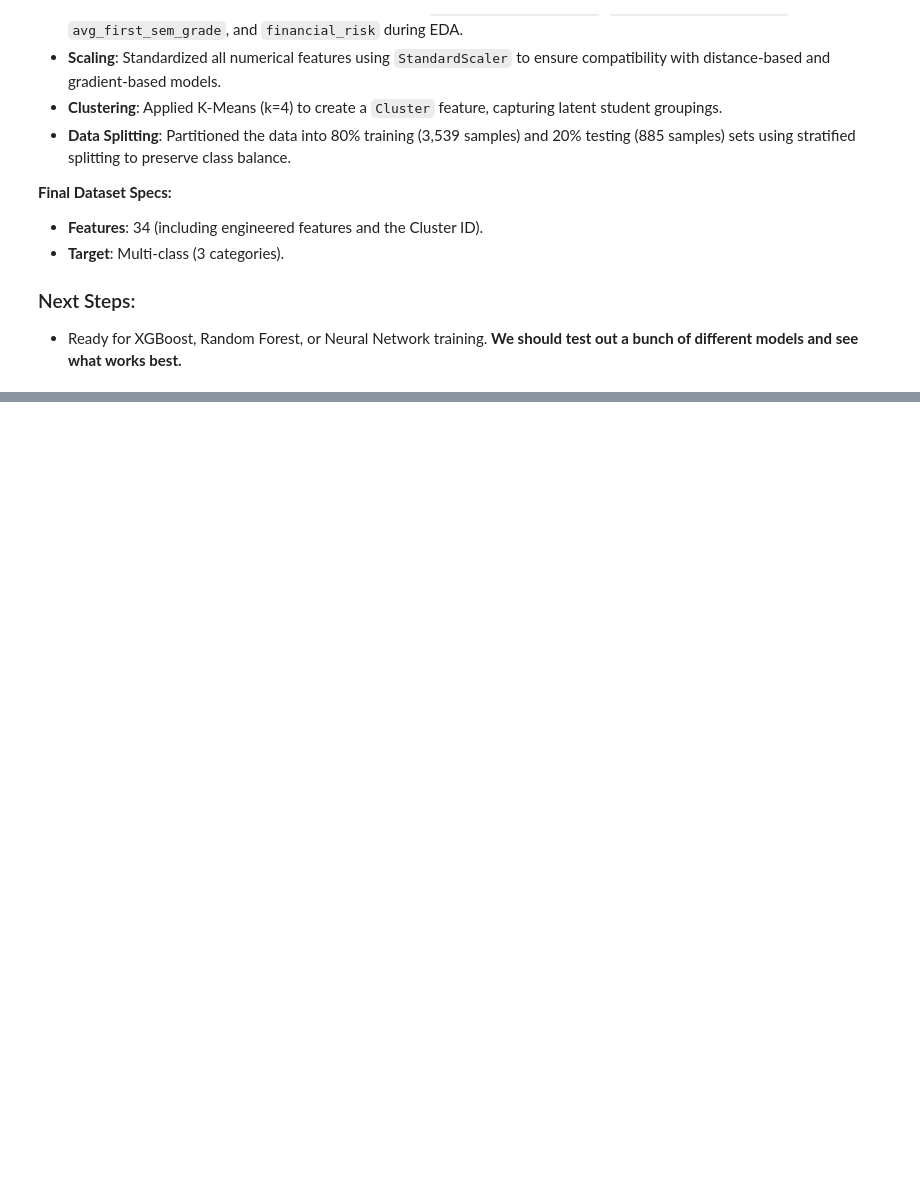
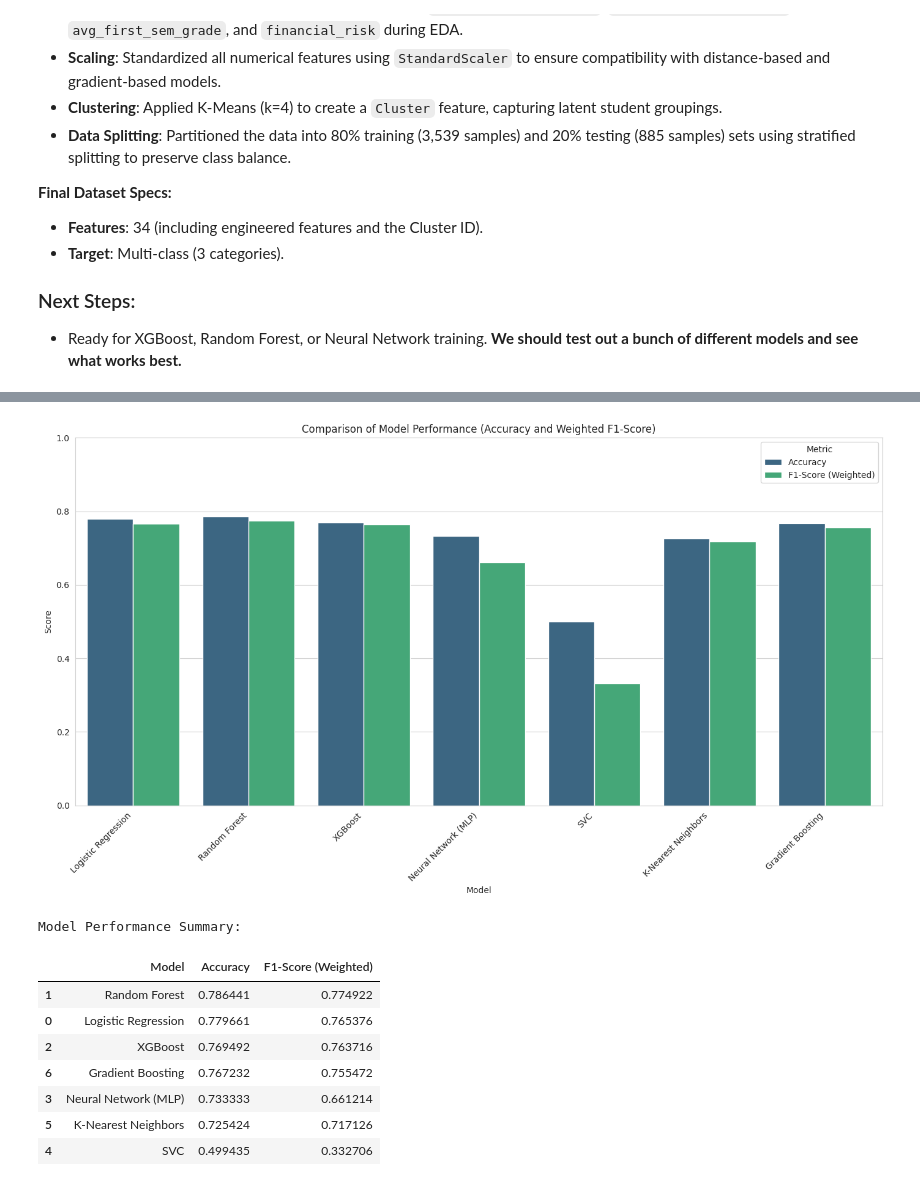
Before and after one commit to Hmcg23/student_dropout_project, a Jupyter notebook: iX_DS_Project.ipynb, the cells around one changed output, grey strips where cells are left out. Cells and saved outputs as stored; diff of their text form; code cells hidden in the pictures; blank space fills up the shorter version.

Commit message:
train and tune models to improve accuracy

```diff
--- a/iX_DS_Project.ipynb
+++ b/iX_DS_Project.ipynb
@@ -597,0 +846,18 @@ The dataset has been successfully prepared for the Model Selection and Training
+# %%
+from sklearn.ensemble import GradientBoostingClassifier
+from sklearn.metrics import classification_report, accuracy_score
+
+# Initialize GradientBoostingClassifier model
+# You can tune parameters like n_estimators, learning_rate, and max_depth
+gbc_model = GradientBoostingClassifier(random_state=42)
+
+# Train the model
+gbc_model.fit(X_train, y_train)
+
+# Make predictions on the test set
+y_pred_gbc = gbc_model.predict(X_test)
+
+# Evaluate the model
+print("GradientBoostingClassifier Model Performance:")
+print("Accuracy:", accuracy_score(y_test, y_pred_gbc))
+print("\nClassification Report:\n", classification_report(y_test, y_pred_gbc))
@@ -597,0 +883,58 @@ The dataset has been successfully prepared for the Model Selection and Training
+# %%
+import pandas as pd
+import matplotlib.pyplot as plt
+import seaborn as sns
+from sklearn.metrics import accuracy_score, f1_score
+
+# Dictionary to store model predictions and names
+model_predictions = {
+    "Logistic Regression": y_pred_log_reg,
+    "Random Forest": y_pred_rf,
+    "XGBoost": y_pred_xgb,
+    "Neural Network (MLP)": y_pred_mlp,
+    "SVC": y_pred_svc,
+    "K-Nearest Neighbors": y_pred_knn,
+    "Gradient Boosting": y_pred_gbc
+}
+
+# Calculate metrics for each model
+model_performance = []
+for model_name, predictions in model_predictions.items():
+    accuracy = accuracy_score(y_test, predictions)
+    # Use 'weighted' for f1_score in multi-class classification to account for class imbalance
+    f1 = f1_score(y_test, predictions, average='weighted')
+    model_performance.append({
+        'Model': model_name,
+        'Accuracy': accuracy,
+        'F1-Score (Weighted)': f1
+    })
+
+# Create a DataFrame for easy plotting
+performance_df = pd.DataFrame(model_performance)
+performance_df_melted = performance_df.melt(id_vars='Model', var_name='Metric', value_name='Score')
+
+# Plot the comparison
+plt.figure(figsize=(14, 8))
+sns.barplot(x='Model', y='Score', hue='Metric', data=performance_df_melted, palette='viridis')
+plt.title('Comparison of Model Performance (Accuracy and Weighted F1-Score)')
+plt.ylabel('Score')
+plt.xlabel('Model')
+plt.ylim(0, 1) # Scores are between 0 and 1
+plt.xticks(rotation=45, ha='right')
+plt.legend(title='Metric')
+plt.tight_layout()
+plt.show()
+
+print("Model Performance Summary:")
+display(performance_df.sort_values(by='Accuracy', ascending=False))
+# %% [output]
+[figure, added]
+Model Performance Summary:
+|  | Model | Accuracy | F1-Score (Weighted) |
+| 1 | Random Forest | 0.786441 | 0.774922 |
+| 0 | Logistic Regression | 0.779661 | 0.765376 |
+| 2 | XGBoost | 0.769492 | 0.763716 |
+| 6 | Gradient Boosting | 0.767232 | 0.755472 |
+| 3 | Neural Network (MLP) | 0.733333 | 0.661214 |
+| 5 | K-Nearest Neighbors | 0.725424 | 0.717126 |
+| 4 | SVC | 0.499435 | 0.332706 |
```
Also changed, not shown: parts of 107 cells of this notebook.
